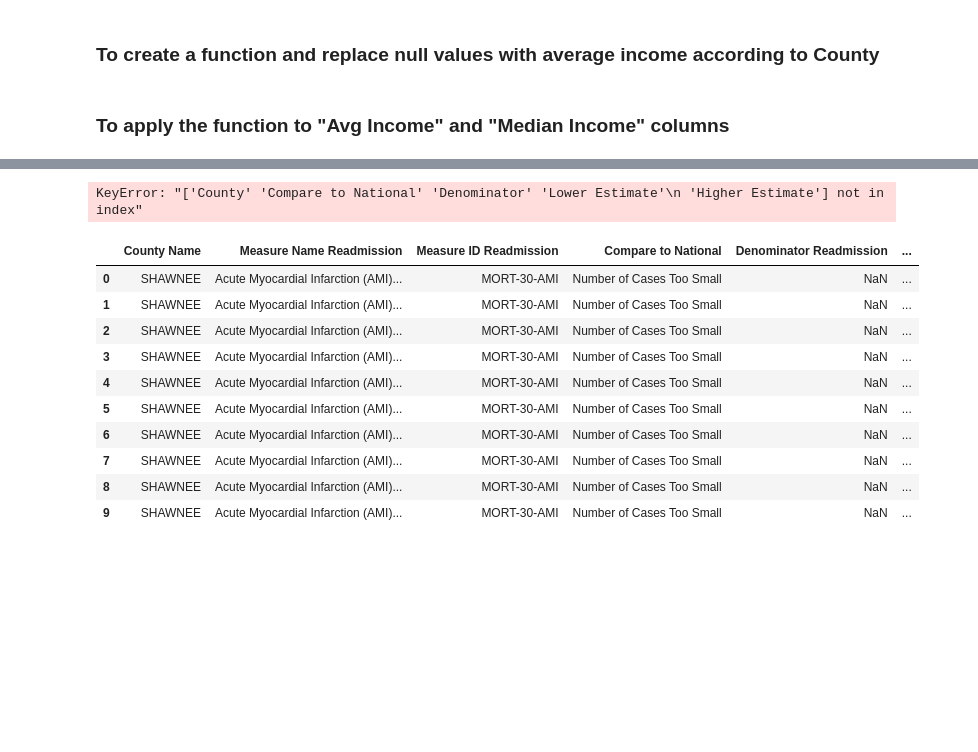
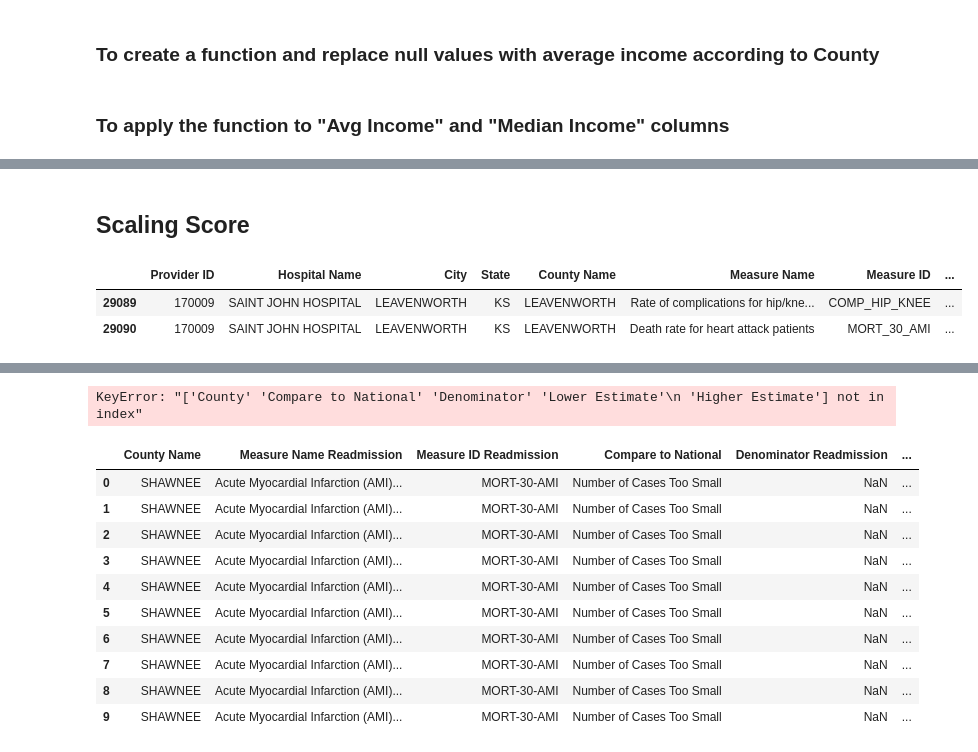
Before and after one commit to TedMur/SnakeBait, a Jupyter notebook: Data/Jazz Hands.ipynb, the cells around one changed output, grey strips where cells are left out. Saved outputs shown, nothing was run; the diff lists cells and outputs as text; code cells hidden in the pictures; blank space fills up the shorter version.

```diff
--- a/Data/Jazz Hands.ipynb
+++ b/Data/Jazz Hands.ipynb
@@ -272,0 +236,8 @@ See the caveats in the documentation: http://pandas.pydata.org/pandas-docs/stabl
+# %% [markdown]
+## Scaling Score
+# %%
+comp_deaths_hospitals_county.head(2)
+# %% [output]
+|  | Provider ID | Hospital Name | City | State | County Name | Measure Name | Measure ID | ... |
+| 29089 | 170009 | SAINT JOHN HOSPITAL | LEAVENWORTH | KS | LEAVENWORTH | Rate of complications for hip/kne... | COMP_HIP_KNEE | ... |
+| 29090 | 170009 | SAINT JOHN HOSPITAL | LEAVENWORTH | KS | LEAVENWORTH | Death rate for heart attack patients | MORT_30_AMI | ... |
```
Also changed, not shown: parts of 12 cells of this notebook.
